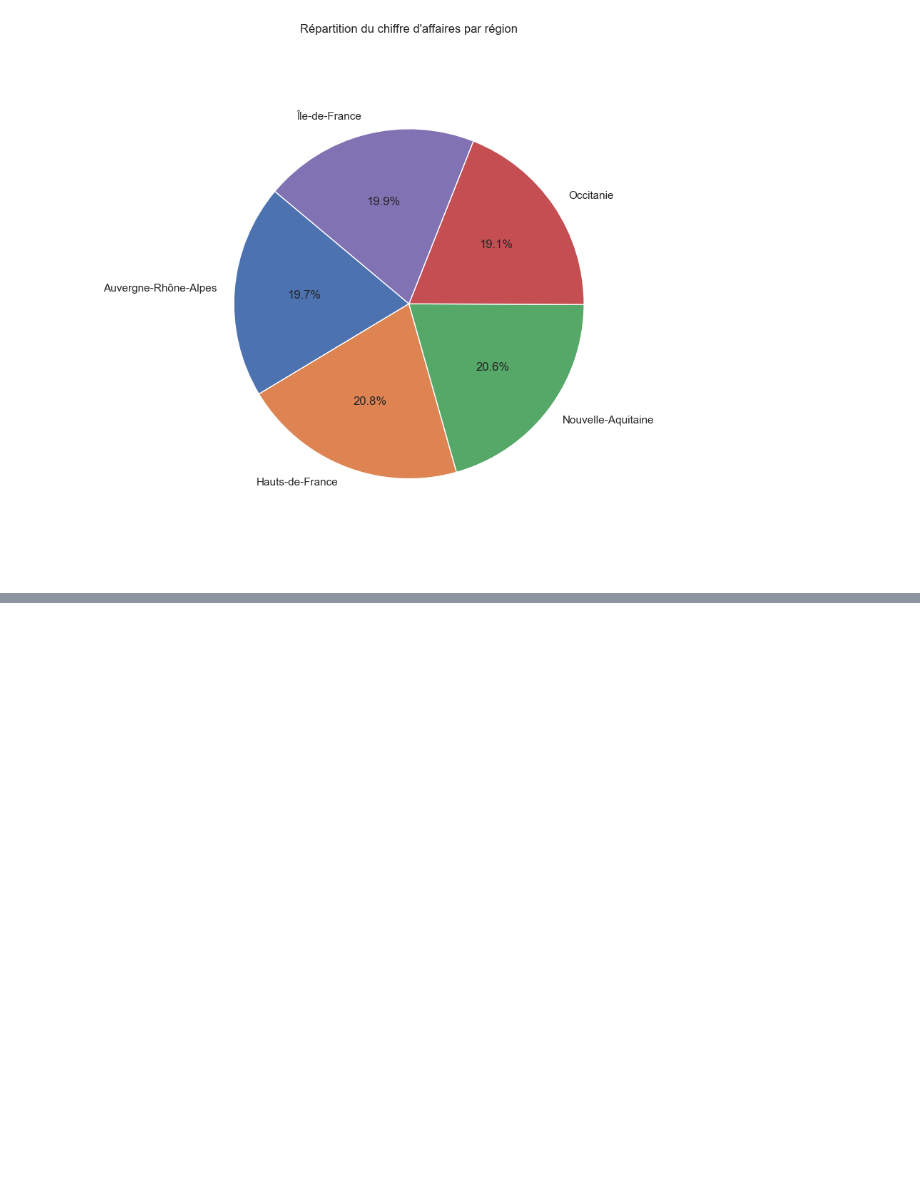
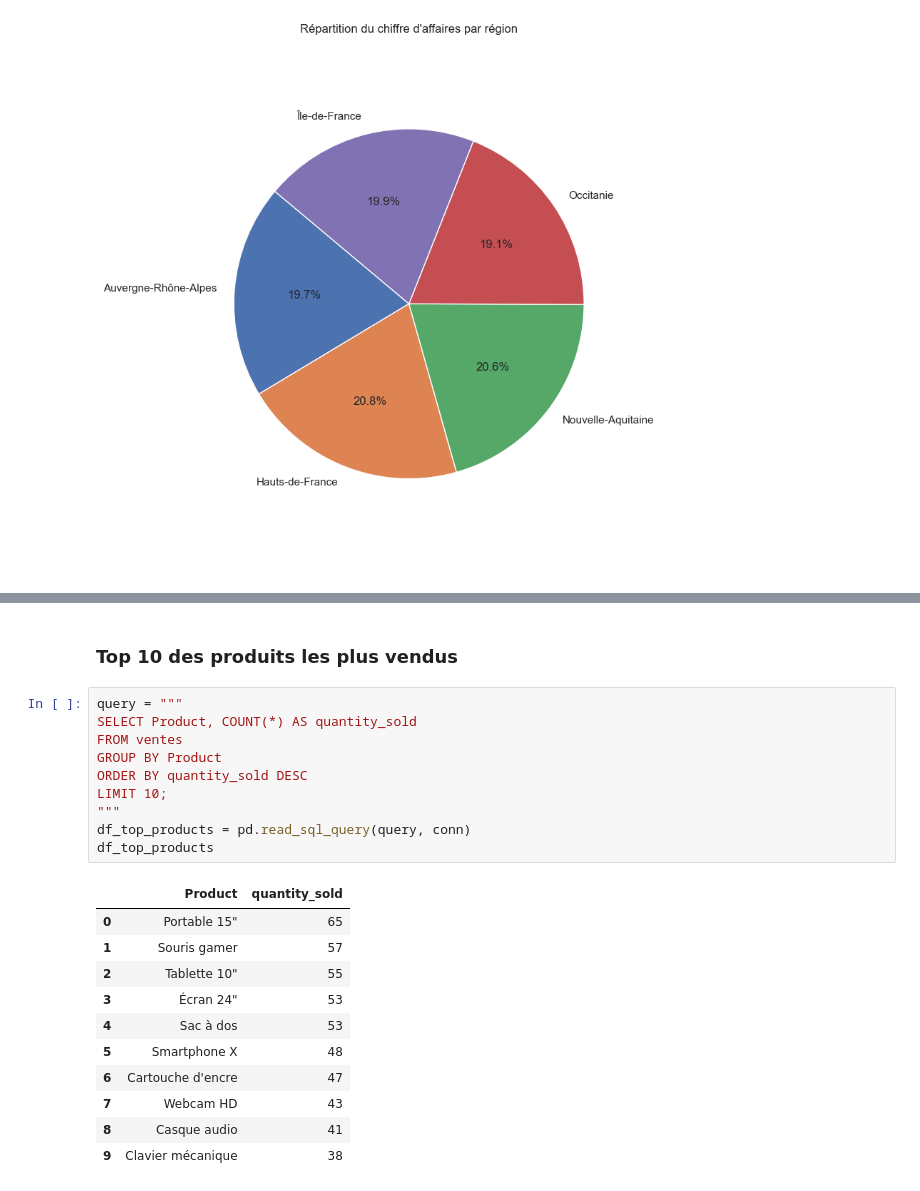
Before and after one commit to estherSilenou/sales-dashboard-ecommerce, a Jupyter notebook: data/notebook/analysis.ipynb, the cells around one changed output, grey strips where cells are left out. Saved outputs shown, nothing was run; the diff lists cells and outputs as text; blank space fills up the shorter version.

```diff
--- a/data/notebook/analysis.ipynb
+++ b/data/notebook/analysis.ipynb
@@ -267,0 +371,24 @@ plt.show()
+# %% [markdown]
+### Top 10 des produits les plus vendus
+# %%
+query = """
+SELECT Product, COUNT(*) AS quantity_sold
+FROM ventes
+GROUP BY Product
+ORDER BY quantity_sold DESC
+LIMIT 10;
+"""
+df_top_products = pd.read_sql_query(query, conn)
+df_top_products
+# %% [output]
+|  | Product | quantity_sold |
+| 0 | Portable 15" | 65 |
+| 1 | Souris gamer | 57 |
+| 2 | Tablette 10" | 55 |
+| 3 | Écran 24" | 53 |
+| 4 | Sac à dos | 53 |
+| 5 | Smartphone X | 48 |
+| 6 | Cartouche d'encre | 47 |
+| 7 | Webcam HD | 43 |
+| 8 | Casque audio | 41 |
+| 9 | Clavier mécanique | 38 |
```
Also changed, not shown: parts of 12 cells of this notebook, 3 other files.
